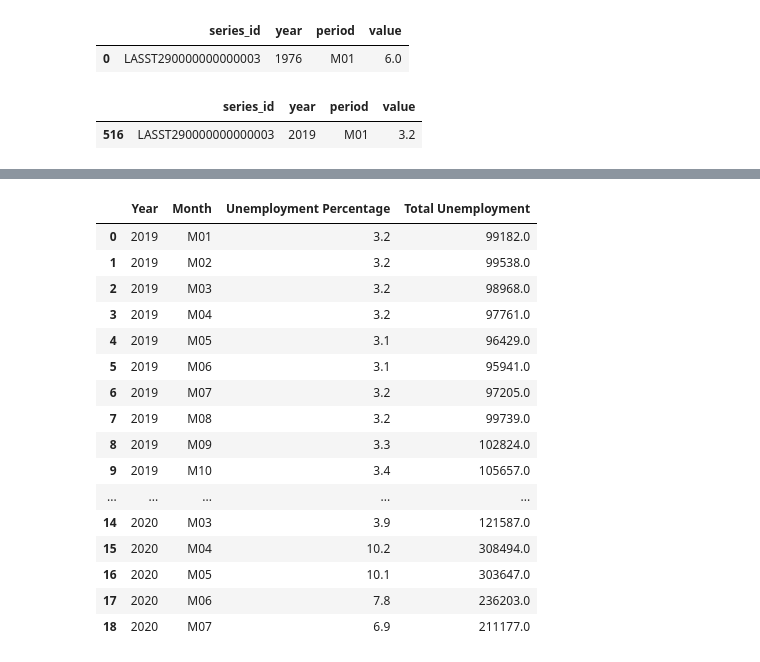
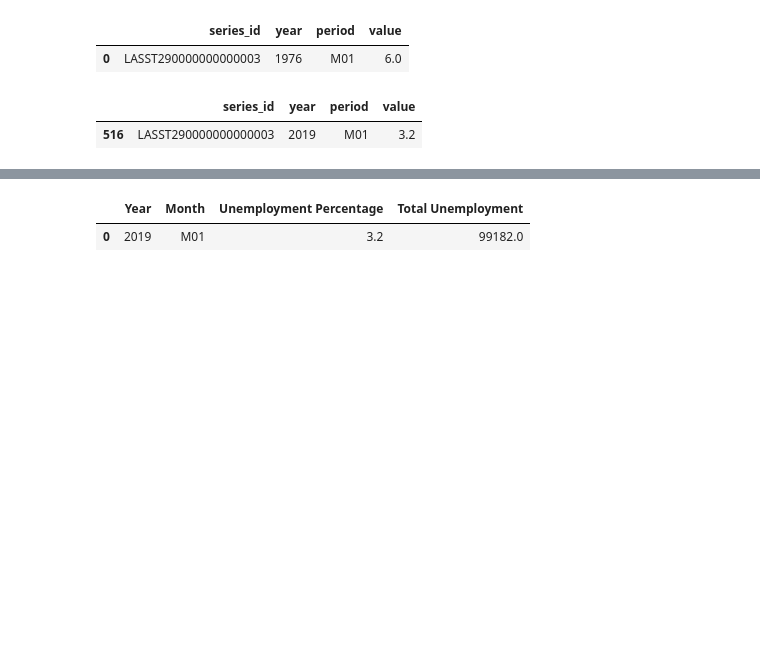
Before and after one commit to grecia1534/Project-1-KU-DATA, a Jupyter notebook: Unemployment CSV and ReadMe/KS_MO_Unemployment_Data.ipynb, the cells around one changed output, grey strips where cells are left out. Saved outputs shown, nothing was run; the diff lists cells and outputs as text; code cells hidden in the pictures; blank space fills up the shorter version.

```diff
--- a/Unemployment CSV and ReadMe/KS_MO_Unemployment_Data.ipynb
+++ b/Unemployment CSV and ReadMe/KS_MO_Unemployment_Data.ipynb
@@ -2,6 +2,7 @@
 #import dependencies
 import pandas as pd
 # %%
-kansas_csv = "Unemployment CSV and ReadMe/Kansas Unemployment Data.csv"
-missouri_csv = "Unemployment CSV and ReadMe/Missouri Unemployment Data.csv"
+# bring in csv data
+kansas_csv = "Kansas Unemployment Data.csv"
+missouri_csv = "Missouri Unemployment Data.csv"
 # %%
@@ -220,23 +186,9 @@ MO_df_full
 # %%
+# drop ID columns to clean data
 MO_df_short = MO_df_full.drop(columns = ['Unemployment Percentage ID', 'Unemployment Total ID'])
 
-MO_df_short
+MO_df_short.head(1)
 # %% [output]
 |  | Year | Month | Unemployment Percentage | Total Unemployment |
 | 0 | 2019 | M01 | 3.2 | 99182.0 |
-| 1 | 2019 | M02 | 3.2 | 99538.0 |
-| 2 | 2019 | M03 | 3.2 | 98968.0 |
-| 3 | 2019 | M04 | 3.2 | 97761.0 |
-| 4 | 2019 | M05 | 3.1 | 96429.0 |
-| 5 | 2019 | M06 | 3.1 | 95941.0 |
-| 6 | 2019 | M07 | 3.2 | 97205.0 |
-| 7 | 2019 | M08 | 3.2 | 99739.0 |
-| 8 | 2019 | M09 | 3.3 | 102824.0 |
-| 9 | 2019 | M10 | 3.4 | 105657.0 |
-| ... | ... | ... | ... | ... |
-| 14 | 2020 | M03 | 3.9 | 121587.0 |
-| 15 | 2020 | M04 | 10.2 | 308494.0 |
-| 16 | 2020 | M05 | 10.1 | 303647.0 |
-| 17 | 2020 | M06 | 7.8 | 236203.0 |
-| 18 | 2020 | M07 | 6.9 | 211177.0 |
 # %%
```
Also changed, not shown: parts of 39 cells of this notebook, 1 other file.
